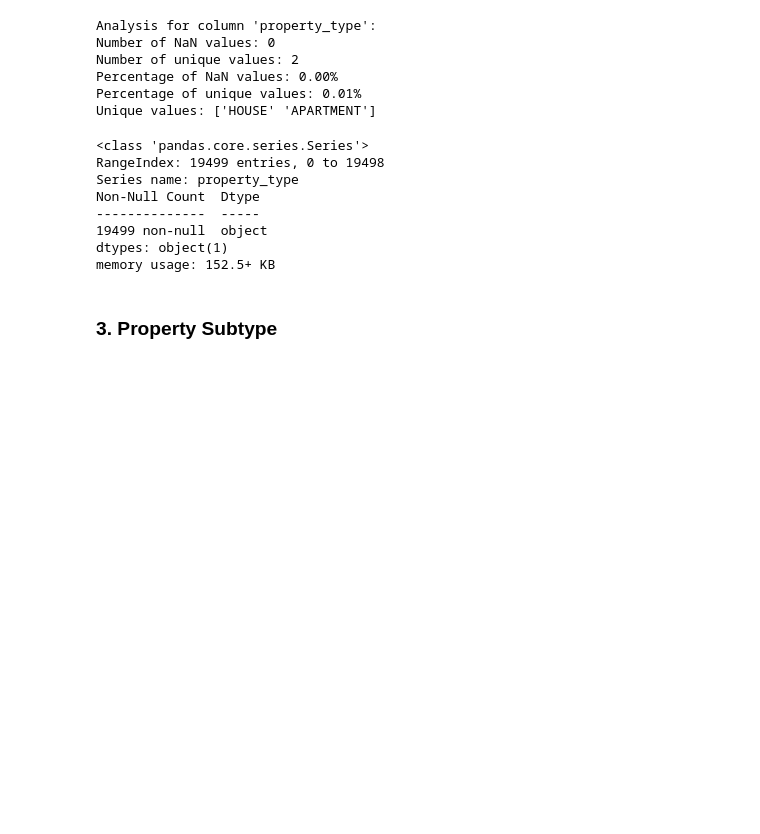
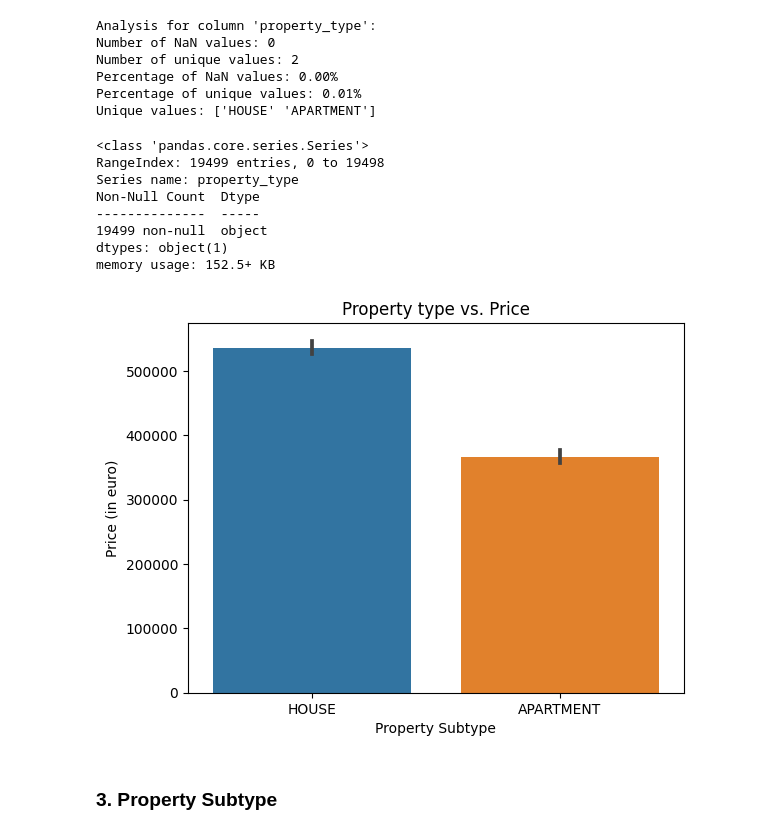
Before and after one commit to nikolaaswillaert/ImmoElizaDataAnalysis, a Jupyter notebook: datacleaning.ipynb, the cells around one changed output. Drawn from its saved outputs; the diff is of its cells as text; code cells hidden in the pictures; blank space fills up the shorter version.

Commit message:
adding graphs + cleaning data

```diff
--- a/datacleaning.ipynb
+++ b/datacleaning.ipynb
@@ -227,6 +217,17 @@ Non-Null Count  Dtype
 19499 non-null  object
 dtypes: object(1)
 memory usage: 152.5+ KB
+# %%
+sns.barplot(x="property_type", y="price", data=df)
+
+# Set labels and title
+plt.xlabel("Property Subtype")
+plt.ylabel("Price (in euro)")
+plt.title("Property type vs. Price")
+# Show the plot
+plt.show()
+# %% [output]
+[figure, added]
 # %% [markdown]
 ### 3. Property Subtype
 # %%
```
Also changed, not shown: parts of 13 cells of this notebook.
